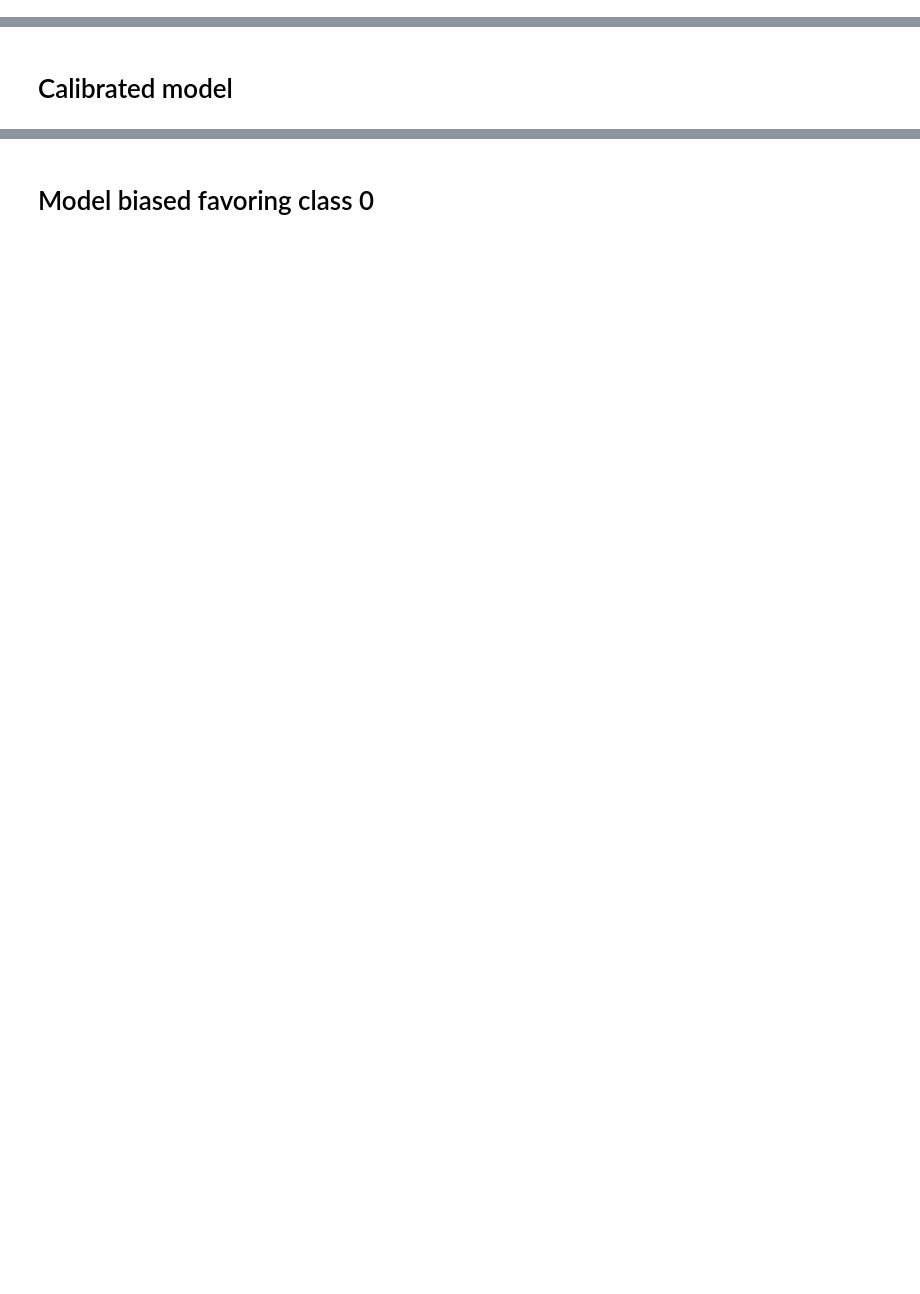
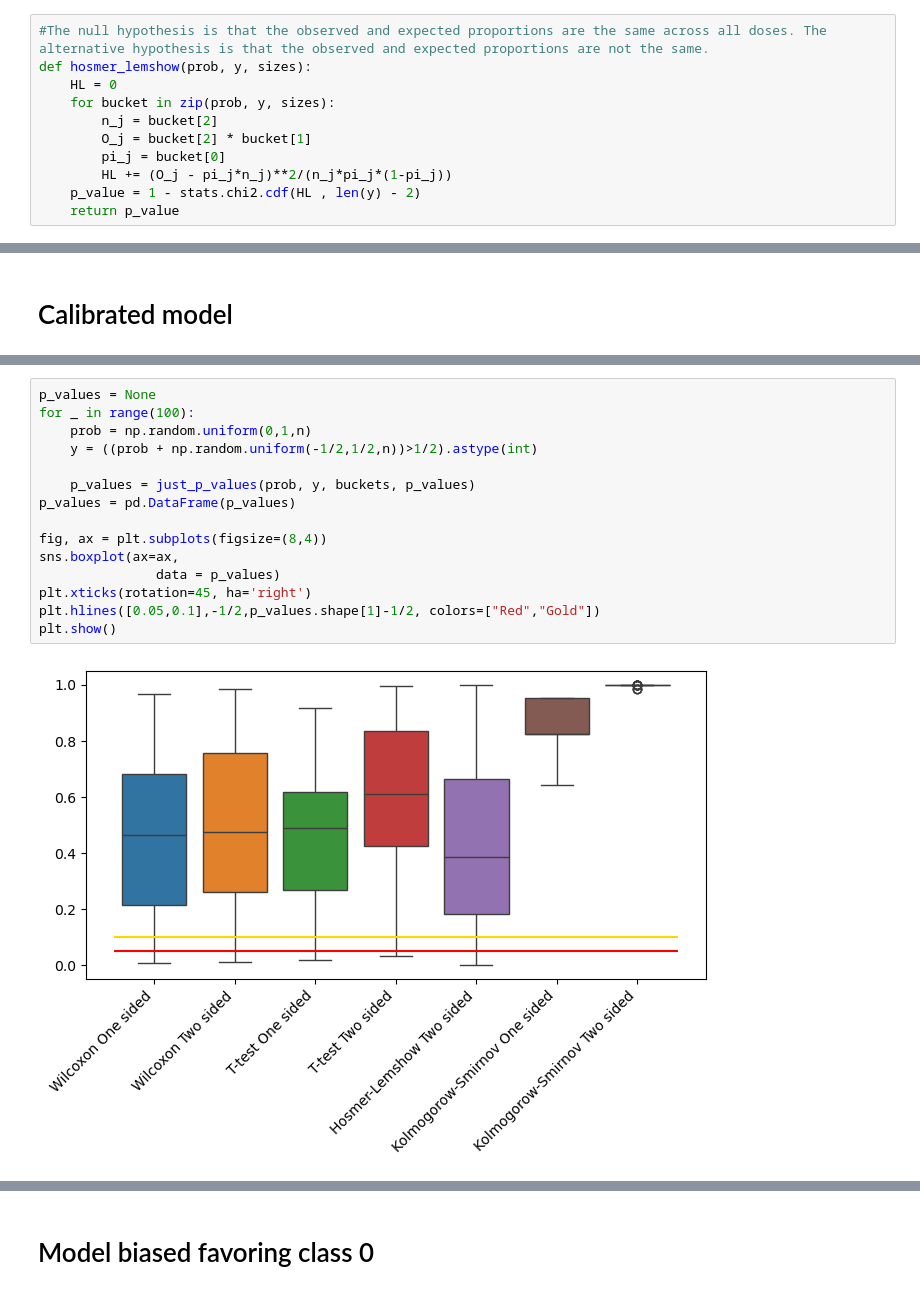
Before and after one commit to pawlik0wskim/BalancingMethodsNLP, a Jupyter notebook: Experiments_with_statistical_tests.ipynb, the cells around one changed output, grey strips where cells are left out. Saved outputs shown, nothing was run; the diff lists cells and outputs as text; blank space fills up the shorter version.

```diff
--- a/Experiments_with_statistical_tests.ipynb
+++ b/Experiments_with_statistical_tests.ipynb
@@ -10 +15,12 @@ from sklearn import metrics
+# %%
+#The null hypothesis is that the observed and expected proportions are the same across all doses. The alternative hypothesis is that the observed and expected proportions are not the same.
+def hosmer_lemshow(prob, y, sizes):
+    HL = 0
+    for bucket in zip(prob, y, sizes):
+        n_j = bucket[2]
+        O_j = bucket[2] * bucket[1]
+        pi_j = bucket[0]
+        HL += (O_j - pi_j*n_j)**2/(n_j*pi_j*(1-pi_j))
+    p_value = 1 - stats.chi2.cdf(HL , len(y) - 2)
+    return p_value
 # %% [markdown]
@@ -115,0 +171,17 @@ MSE: 0.0016190357448918815
+# %%
+p_values = None
+for _ in range(100):
+    prob = np.random.uniform(0,1,n)
+    y = ((prob + np.random.uniform(-1/2,1/2,n))>1/2).astype(int)
+
+    p_values = just_p_values(prob, y, buckets, p_values)
+p_values = pd.DataFrame(p_values)
+
+fig, ax = plt.subplots(figsize=(8,4))
+sns.boxplot(ax=ax,
+               data = p_values)
+plt.xticks(rotation=45, ha='right')
+plt.hlines([0.05,0.1],-1/2,p_values.shape[1]-1/2, colors=["Red","Gold"])
+plt.show()
+# %% [output]
+[figure, added]
```
Also changed, not shown: parts of 26 cells of this notebook, 1 other file.
